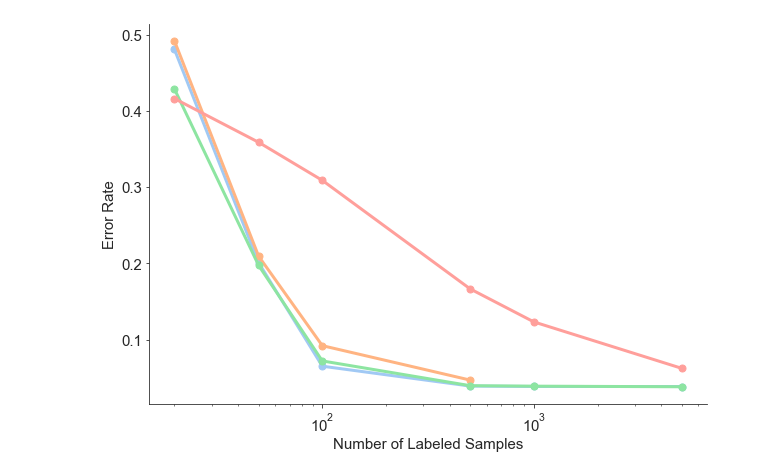
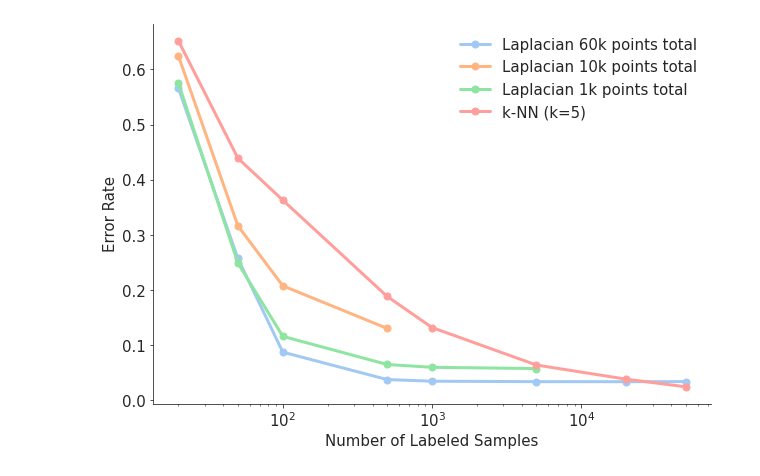
Before and after one commit to Laknath1996/semi-supervised-learning, a Jupyter notebook: laplacian_ssl/notebook.ipynb, the cells around one changed output. Saved outputs shown, nothing was run; the diff lists cells and outputs as text; code cells hidden in the pictures.

```diff
--- a/laplacian_ssl/notebook.ipynb
+++ b/laplacian_ssl/notebook.ipynb
@@ -61,7 +61,7 @@ def train_and_evaluate(v, s, labels):
     return np.mean(pred_labels != labels[s:])
 
 def train_and_evaluate_knn(X, s, labels):
-    k_vals = [1, 3, 5]
+    k_vals = [5]
     errors = []
     for k in k_vals:
         neigh = KNeighborsClassifier(n_neighbors=k)
@@ -82,7 +82,7 @@ Y = np.copy(labels)
 # %%
 # set parameters
 n = 8
-p = 60
-s_list = [20, 50, 100, 500, 1000, 5000] #, 20000, 50000]
+p = 100
+s_list = [20, 50, 100, 500, 1000, 5000, 20000, 50000]
 num_reps = 20
 # %%
@@ -95,24 +103,23 @@ L = D - W
-# %%
-# compute first p eigenvectors
-p = 30
-w , v = eigsh(L, k=p, which='SM')
-v = np.real(v)
 # %%
 # train and evaluate
-def loop(X, v, s, labels):
-    idx = np.random.permutation(len(v))
-    error_lssl = train_and_evaluate(v[idx], s, labels[idx])
-    error_knn = train_and_evaluate_knn(X, s, labels)
-
+def loop(X, v_list, s, p, labels):
+    p = min(s // 5, p)
     error_lssl_1k = -1
     if s < 1000:
+        v = v_list[0][:, :p]
         idx = np.random.permutation(1000)
         error_lssl_1k = train_and_evaluate(v[idx], s, labels[idx])
 
     error_lssl_10k = -1
     if s < 10000:
+        v = v_list[1][:, :p]
         idx = np.random.permutation(10000)
         error_lssl_10k = train_and_evaluate(v[idx], s, labels[idx])
+
+    v = v_list[2][:, :p]
+    idx = np.random.permutation(len(v))
+    error_lssl = train_and_evaluate(v[idx], s, labels[idx])
+    error_knn = train_and_evaluate_knn(X, s, labels)
 
     return [error_lssl, error_lssl_1k, error_lssl_10k, error_knn]
 
@@ -120,25 +127,30 @@ mean_error_list = np.zeros((len(s_list), 4))
 std_error_list = np.zeros((len(s_list), 4))
 for i, s in enumerate(s_list):
     with tqdm_joblib(tqdm(desc="Run reps", total=num_reps)) as progress_bar:
-        buffer = np.array(Parallel(n_jobs=-1)(delayed(loop)(X, v, s, labels) for r in range(num_reps)))
+        buffer = np.array(Parallel(n_jobs=-1)(delayed(loop)(X, v_list, s, p, labels) for r in range(num_reps)))
     mean_error_list[i] = np.mean(buffer, axis=0)
     std_error_list[i] = np.std(buffer, axis=0)
 # %%
 # plot
 fig, ax = plt.subplots(figsize=(10, 7))
 sns.set_style("white")
 sns.set_style("ticks")
 sns.set_palette("pastel")
 s_list = np.array(s_list)
+name_list = ["Laplacian 60k points total",
+             "Laplacian 10k points total",
+             "Laplacian 1k points total",
+             "k-NN (k=5)"]
 for i in range(mean_error_list.shape[-1]):
     errors = mean_error_list[:, i]
     idx = np.where(errors != -1)[0]
-    ax.plot(s_list[idx], errors[idx], lw=3, marker='o', markersize=7)
+    ax.plot(s_list[idx], errors[idx], lw=3, marker='o', markersize=7, label=name_list[i])
 ax.set_xscale('log')
 ax.tick_params(labelsize=15)
 ax.set_xlabel("Number of Labeled Samples", fontsize=15)
 ax.set_ylabel("Error Rate", fontsize=15)
+ax.legend(fontsize=15, frameon=False)
 sns.despine()
 plt.show()
 # %% [output]
-[figure, old version]
+[figure, new version]
```
Also changed, not shown: parts of 1 cell of this notebook.
